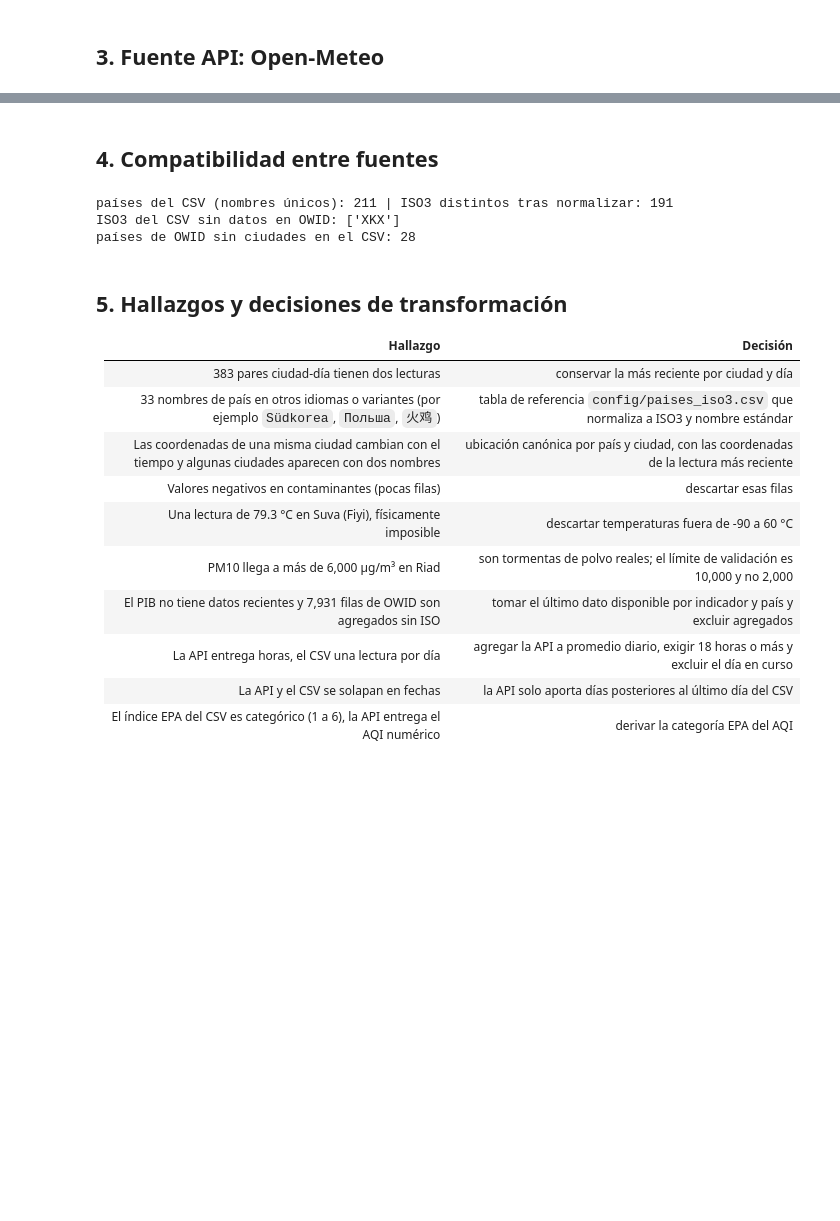
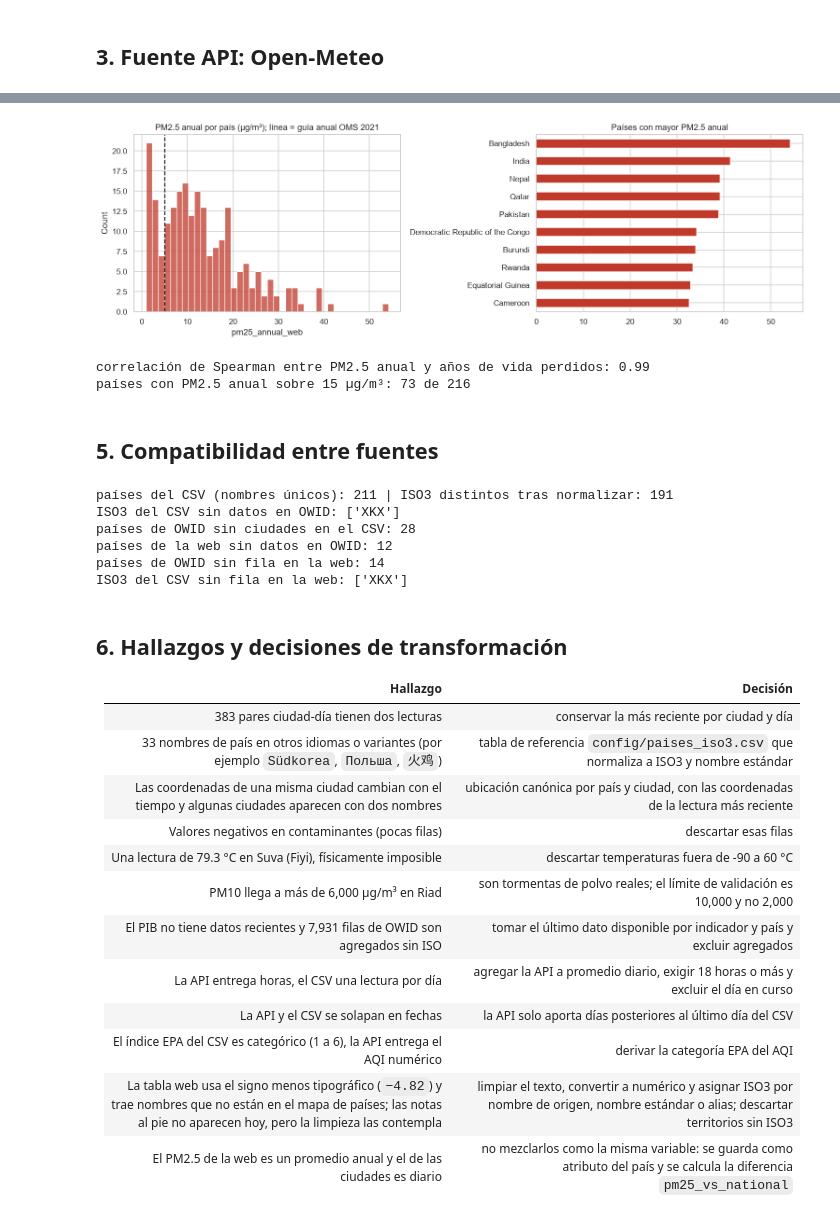
Before and after one commit to yurani-duque/etl-airflow-calidad-aire, a Jupyter notebook: notebooks/eda_fuentes.ipynb, the cells around one changed output, grey strips where cells are left out. Cells and saved outputs as stored; diff of their text form; code cells hidden in the pictures; blank space fills up the shorter version.

Commit message:
docs: eda de las cuatro fuentes con la seccion de scraping

```diff
--- a/notebooks/eda_fuentes.ipynb
+++ b/notebooks/eda_fuentes.ipynb
@@ -248,0 +258,9 @@ fig.tight_layout(); plt.show()
+# %%
+cfg = load_config()["web"]
+resp = requests.get(cfg["url"], headers={"User-Agent": cfg["user_agent"]}, timeout=cfg["timeout_seconds"])
+print("estado HTTP:", resp.status_code, "| tamaño del HTML:", f"{len(resp.text):,} caracteres")
+tablas = BeautifulSoup(resp.text, "lxml").select("table.wikitable")
+print("tablas wikitable en la página:", len(tablas))
+web_crudo = parsear_tabla(resp.text)
+print("filas extraídas:", len(web_crudo))
+web_crudo.head(8)
@@ -248,0 +282,10 @@ fig.tight_layout(); plt.show()
+# %%
+print("notas al pie:", int(web_crudo["country"].str.contains(r"\[", regex=True).sum()))
+print("valores con signo menos tipográfico:", int(web_crudo["life_loss"].str.contains("\u2212").sum()))
+mapa_paises = pd.read_csv(ROOT / "config/paises_iso3.csv")
+directos = web_crudo["country"].str.replace(r"\[.*?\]", "", regex=True).str.strip().str.lower().isin(
+    set(mapa_paises["nombre_origen"].str.lower()))
+print("nombres que coinciden directamente con el mapa de países:", int(directos.sum()), "de", len(web_crudo))
+web = limpiar_web(web_crudo, mapa_paises)
+print("países con ISO3 tras la limpieza:", len(web), "| nulos:", int(web.isna().sum().sum()))
+web.describe().round(2).T
@@ -249,5 +302,22 @@ fig.tight_layout(); plt.show()
+# %%
+fig, ejes = plt.subplots(1, 2, figsize=(14, 4.5))
+sns.histplot(web["pm25_annual_web"], bins=40, ax=ejes[0], color="#c0392b")
+ejes[0].axvline(5, ls="--", color="k"); ejes[0].set_title("PM2.5 anual por país (µg/m³); línea = guía anual OMS 2021")
+web.nlargest(10, "pm25_annual_web").sort_values("pm25_annual_web").set_index("country_web")["pm25_annual_web"].plot.barh(
+    ax=ejes[1], color="#c0392b")
+ejes[1].set_title("Países con mayor PM2.5 anual"); ejes[1].set_ylabel("")
+fig.tight_layout(); plt.show()
+# %% [output]
+[figure, added]
+# %%
+rho = web["pm25_annual_web"].rank().corr(web["life_years_lost_web"].rank())
+print(f"correlación de Spearman entre PM2.5 anual y años de vida perdidos: {rho:.2f}")
+print("países con PM2.5 anual sobre 15 µg/m³:", int((web["pm25_annual_web"] > 15).sum()), "de", len(web))
+# %% [output]
+correlación de Spearman entre PM2.5 anual y años de vida perdidos: 0.99
+países con PM2.5 anual sobre 15 µg/m³: 73 de 216
 # %% [markdown]
-## 4. Compatibilidad entre fuentes
+## 5. Compatibilidad entre fuentes
 # %%
 mapa = pd.read_csv(ROOT / "config/paises_iso3.csv")
 iso_csv = set(mapa["iso3"])
@@ -255,12 +325,19 @@ iso_owid = set(paises["iso_code"])
 print("países del CSV (nombres únicos):", len(mapa), "| ISO3 distintos tras normalizar:", len(iso_csv))
 print("ISO3 del CSV sin datos en OWID:", sorted(iso_csv - iso_owid))
 print("países de OWID sin ciudades en el CSV:", len(iso_owid - iso_csv))
+iso_web = set(web["iso3"])
+print("países de la web sin datos en OWID:", len(iso_web - iso_owid))
+print("países de OWID sin fila en la web:", len(iso_owid - iso_web))
+print("ISO3 del CSV sin fila en la web:", sorted(iso_csv - iso_web))
 # %% [output]
 países del CSV (nombres únicos): 211 | ISO3 distintos tras normalizar: 191
 ISO3 del CSV sin datos en OWID: ['XKX']
 países de OWID sin ciudades en el CSV: 28
+países de la web sin datos en OWID: 12
+países de OWID sin fila en la web: 14
+ISO3 del CSV sin fila en la web: ['XKX']
 # %% [markdown]
-## 5. Hallazgos y decisiones de transformación
+## 6. Hallazgos y decisiones de transformación
 
 | Hallazgo | Decisión |
 |---|---|
@@ -274,3 +351,5 @@ países de OWID sin ciudades en el CSV: 28
 | La API entrega horas, el CSV una lectura por día | agregar la API a promedio diario, exigir 18 horas o más y excluir el día en curso |
 | La API y el CSV se solapan en fechas | la API solo aporta días posteriores al último día del CSV |
 | El índice EPA del CSV es categórico (1 a 6), la API entrega el AQI numérico | derivar la categoría EPA del AQI |
+| La tabla web usa el signo menos tipográfico (`−4.82`) y trae nombres que no están en el mapa de países; las notas al pie no aparecen hoy, pero la limpieza las contempla | limpiar el texto, convertir a numérico y asignar ISO3 por nombre de origen, nombre estándar o alias; descartar territorios sin ISO3 |
+| El PM2.5 de la web es un promedio anual y el de las ciudades es diario | no mezclarlos como la misma variable: se guarda como atributo del país y se calcula la diferencia `pm25_vs_national` |
```
Also changed, not shown: parts of 9 cells of this notebook.
